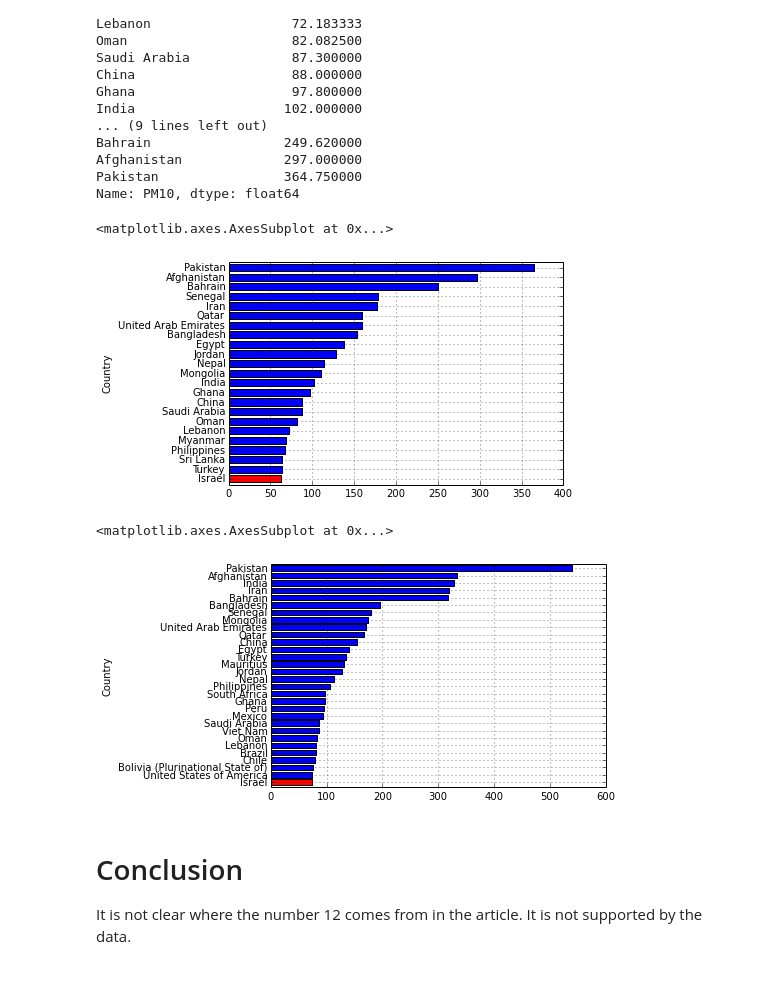
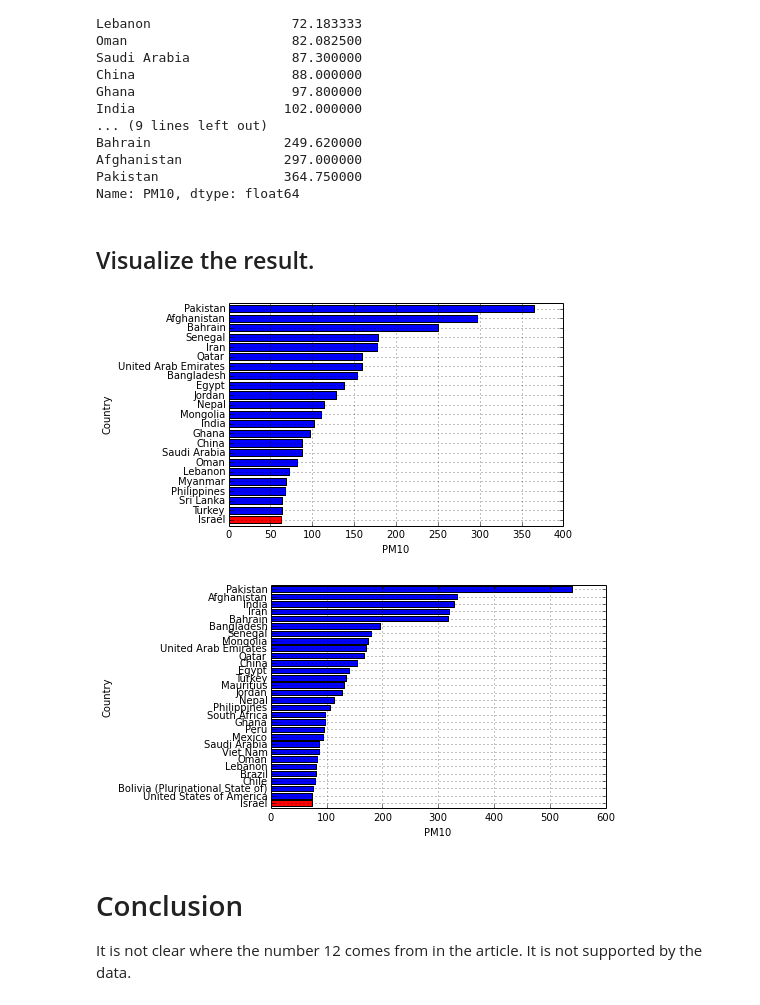
Before and after one commit to dov/dov-ipynb, a Jupyter notebook: Israel air pollution.ipynb, the cells around one changed output. Cells and saved outputs as stored; diff of their text form; code cells hidden in the pictures.

```diff
--- a/Israel air pollution.ipynb
+++ b/Israel air pollution.ipynb
@@ -14,11 +14,14 @@ This notebook will explore the raw data with ipython.
 %pylab inline
 import pandas as pd
 import urlgrabber
+import os
 
 # Get the data. I have manually explored the xls files with gnumeric to learn its structure.
 url = 'http://www.who.int/entity/quantifying_ehimpacts/national/countryprofile/AAP_PM_database_May2014.xls?ua=1'
-local_file = urlgrabber.urlgrab(url)
-a=pd.read_excel(local_file,'cities',skiprows=1,skip_footer=10)
+filename = 'AAP_PM_database_May2014.xls'
+if not os.path.exists(filename):
+    urlgrabber.urlgrab(url, filename=filename)
+a=pd.read_excel(filename,'cities',skiprows=1,skip_footer=10)
 a.columns
 # %% [output]
 Populating the interactive namespace from numpy and matplotlib
@@ -140,7 +136,7 @@ count_max
 # %% [output]
 30
 # %%
-count_mean = (pm10_mean >= israel_mean-epsilon).sum()
+count_mean = (pm10_mean >= pm10_mean['Israel ']).sum()
 count_mean
 # %% [output]
 23
@@ -185,22 +185,26 @@ Bahrain                 249.620000
 Afghanistan             297.000000
 Pakistan                364.750000
 Name: PM10, dtype: float64
+# %% [markdown]
+## Visualize the result.
 # %%
 # Let's plot these with some fancy colering
-s = pm10_mean.tail(count_mean)
-my_color = ['r' if lbl=='Israel ' else 'b' for lbl in s.index]
-s.plot(kind='barh',color=my_color)
+smean = pm10_mean.tail(count_mean)
+my_color = ['r' if lbl=='Israel ' else 'b' for lbl in smean.index]
+ax=smean.plot(kind='barh',color=my_color)
+ax.set_xlabel('PM10')
+None
 # %% [output]
-<matplotlib.axes.AxesSubplot at 0x...>
-[figure, old version]
+[figure, new version]
 # %%
 # The same for the max
 smax = pm10_max.tail(count_max)
 my_color = ['r' if lbl=='Israel ' else 'b' for lbl in smax.index]
-smax.plot(kind='barh',color=my_color)
+ax=smax.plot(kind='barh',color=my_color)
+ax.set_xlabel('PM10')
+None
 # %% [output]
-<matplotlib.axes.AxesSubplot at 0x...>
-[figure, old version]
+[figure, new version]
 # %% [markdown]
 # Conclusion
 It is not clear where the number 12 comes from in the article. It is not supported by the data.
```
Also changed, not shown: parts of 6 cells of this notebook.
